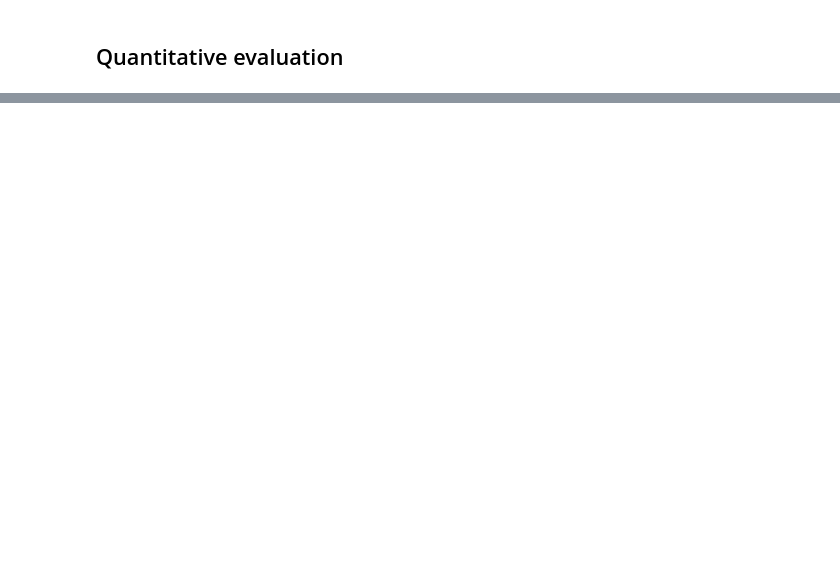
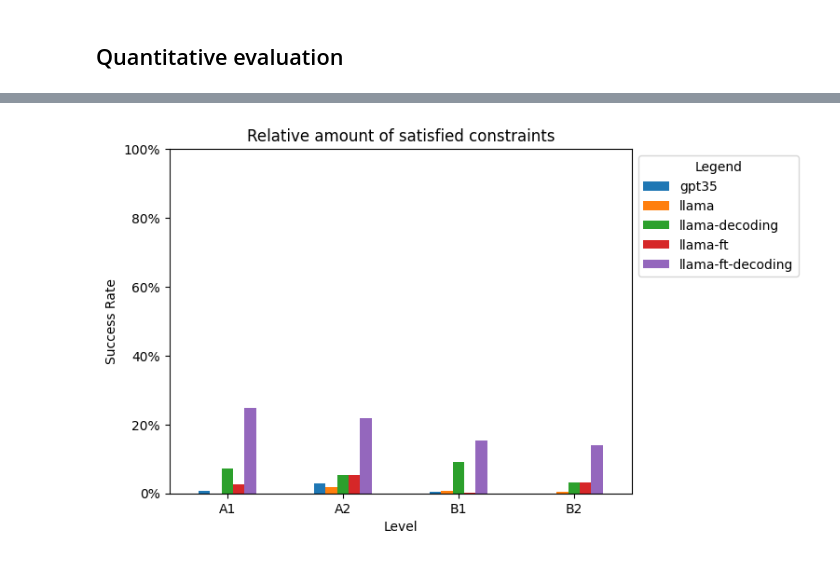
Before and after one commit to shivster2000/grammarctg, a Jupyter notebook: experiments/016_task1_task2_results.ipynb, the cells around one changed output, grey strips where cells are left out. Cells and saved outputs as stored; diff of their text form; code cells hidden in the pictures; blank space fills up the shorter version.

```diff
--- a/experiments/016_task1_task2_results.ipynb
+++ b/experiments/016_task1_task2_results.ipynb
@@ -451,0 +501,13 @@ plot_sat(res, 'num_constraints_neg', title="Too difficult categories included")
+# %%
+models = ["gpt35", "llama", "llama-ft", "llama-decoding", "llama-ft-decoding"]
+res = pd.DataFrame()
+
+for model in models:
+    results = pd.read_json(f"../data/task3/{model}_eval.json")
+    results['model']=model
+    results = results[results['responses'].apply(len)>0]
+
+    results['level_sat'] = results['positive_constraints'].apply(np.mean)
+    results['level_neg'] = results['negative_constraints'].apply(np.mean)
+    results['diff'] = results['level_sat'] - results['level_neg']
+    res = pd.concat([res, results])
@@ -451,0 +537,4 @@ plot_sat(res, 'num_constraints_neg', title="Too difficult categories included")
+# %%
+plot_sat(res, col="level_sat", by="level", xlabel="Level")
+# %% [output]
+[figure, added]
```
Also changed, not shown: parts of 27 cells of this notebook, 24 other files.
